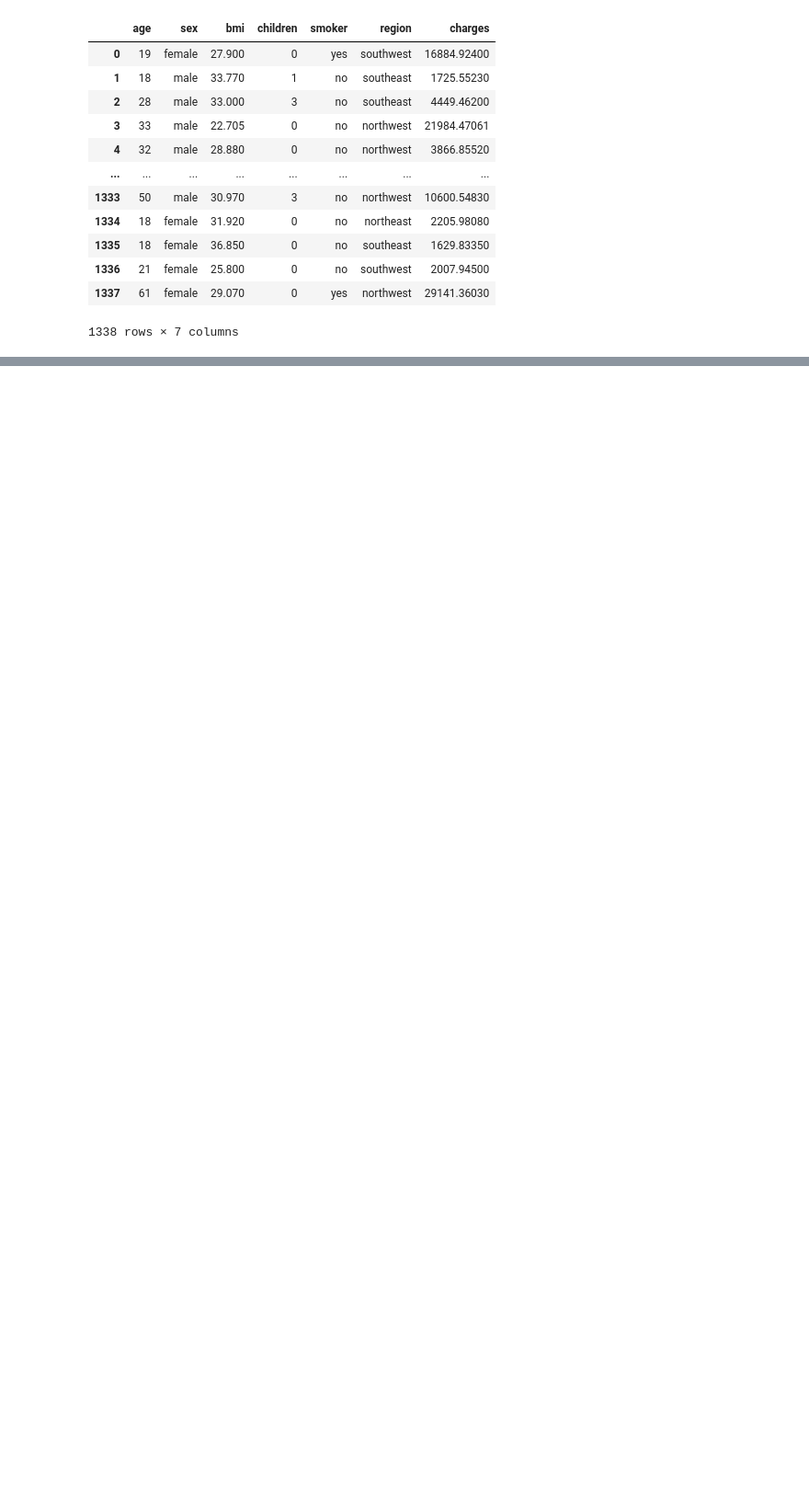
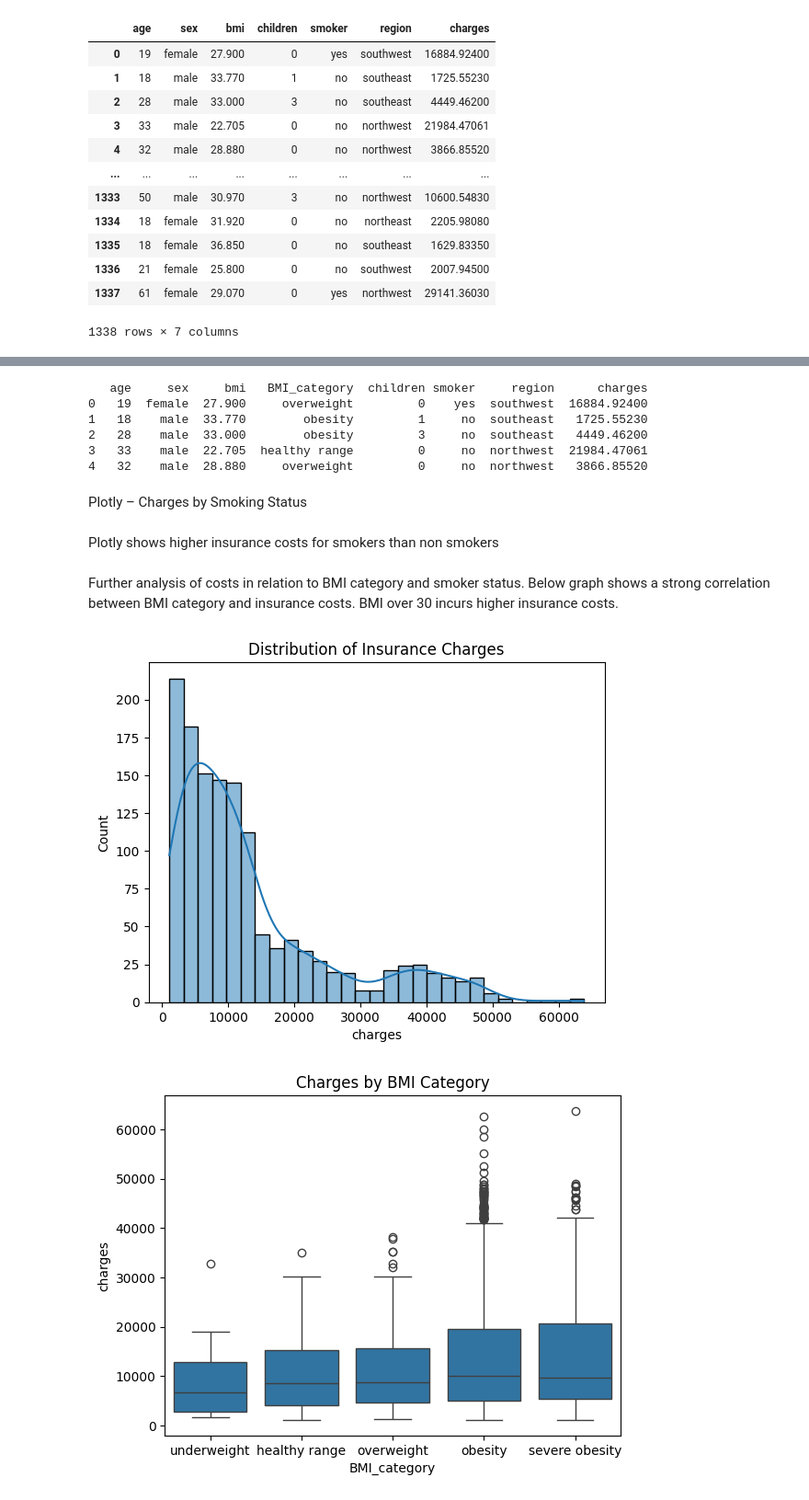
Before and after one commit to CeliaPires/healthcare-insurance, a Jupyter notebook: jupyter_notebooks/data_investigation.ipynb, the cells around one changed output, grey strips where cells are left out. Shown at 92% size. Cells and saved outputs as stored; diff of their text form; code cells hidden in the pictures; blank space fills up the shorter version.

Commit message:
added visualisation

```diff
--- a/jupyter_notebooks/data_investigation.ipynb
+++ b/jupyter_notebooks/data_investigation.ipynb
@@ -24,0 +145,4 @@ created project folder, imported raw insurance csv file and imported pandas and
+# %%
+clean_df = df.drop_duplicates(subset=['age', 'sex', 'bmi', 'children', 'smoker', 'region', 'charges']).copy()
+
+print(clean_df.shape)
@@ -24,0 +153,8 @@ created project folder, imported raw insurance csv file and imported pandas and
+# %%
+bmi_bins = [0, 18.5, 24.9, 29.9, 39.9, float('inf')]
+bmi_labels = ['underweight', 'healthy range', 'overweight', 'obesity', 'severe obesity']
+
+clean_df['BMI_category'] = pd.cut(clean_df['bmi'], bins=bmi_bins, labels=bmi_labels, right=True)
+
+# Checking that the output of the new column is as expected
+print(clean_df[['bmi', 'BMI_category']].head())
@@ -24,0 +170,3 @@ created project folder, imported raw insurance csv file and imported pandas and
+# %%
+if 'BMI_category' in clean_df.columns:
+    clean_df.drop(columns=['BMI_category'], inplace=True)
@@ -24,0 +175,13 @@ created project folder, imported raw insurance csv file and imported pandas and
+# %%
+bmi_bins = [0, 18.5, 24.9, 29.9, 39.9, float('inf')]
+bmi_labels = ['underweight', 'healthy range', 'overweight', 'obesity', 'severe obesity']
+
+# Find the position of the 'bmi' column
+bmi_index = clean_df.columns.get_loc('bmi')
+
+# Use `insert()` to place 'BMI_category' after 'bmi'
+clean_df.insert(
+    loc=bmi_index + 1,
+    column='BMI_category',
+    value=pd.cut(clean_df['bmi'], bins=bmi_bins, labels=bmi_labels, right=True)
+)
@@ -24,0 +228,12 @@ created project folder, imported raw insurance csv file and imported pandas and
+# %%
+df = pd.read_csv('C:/Users/User/dev/healthcare-insurance/jupyter_notebooks/data/cleaned_insurance.csv')
+print(clean_df.head())
+# %% [output]
+   age     sex     bmi   BMI_category  children smoker     region      charges
+0   19  female  27.900     overweight         0    yes  southwest  16884.92400
+1   18    male  33.770        obesity         1     no  southeast   1725.55230
+2   28    male  33.000        obesity         3     no  southeast   4449.46200
+3   33    male  22.705  healthy range         0     no  northwest  21984.47061
+4   32    male  28.880     overweight         0     no  northwest   3866.85520
+# %% [markdown]
+Plotly – Charges by Smoking Status
@@ -24,0 +245,22 @@ created project folder, imported raw insurance csv file and imported pandas and
+# %% [markdown]
+Plotly shows higher insurance costs for smokers than non smokers
+# %% [markdown]
+Further analysis of costs in relation to BMI category and smoker status. Below graph shows a strong correlation between BMI category and insurance costs. BMI over 30 incurs higher insurance costs.
+# %%
+# Distribution of charges
+sns.histplot(clean_df['charges'], kde=True)
+plt.title('Distribution of Insurance Charges')
+plt.show()
+
+# Charges by BMI category
+sns.boxplot(x='BMI_category', y='charges', data=clean_df)
+plt.title('Charges by BMI Category')
+plt.show()
+
+# Charges by smoker status
+sns.boxplot(x='smoker', y='charges', data=clean_df)
+plt.title('Charges by Smoking Status')
+plt.show()
+# %% [output]
+[figure, added]
+[figure, added]
```
Also changed, not shown: parts of 51 cells of this notebook, 1 other file.
